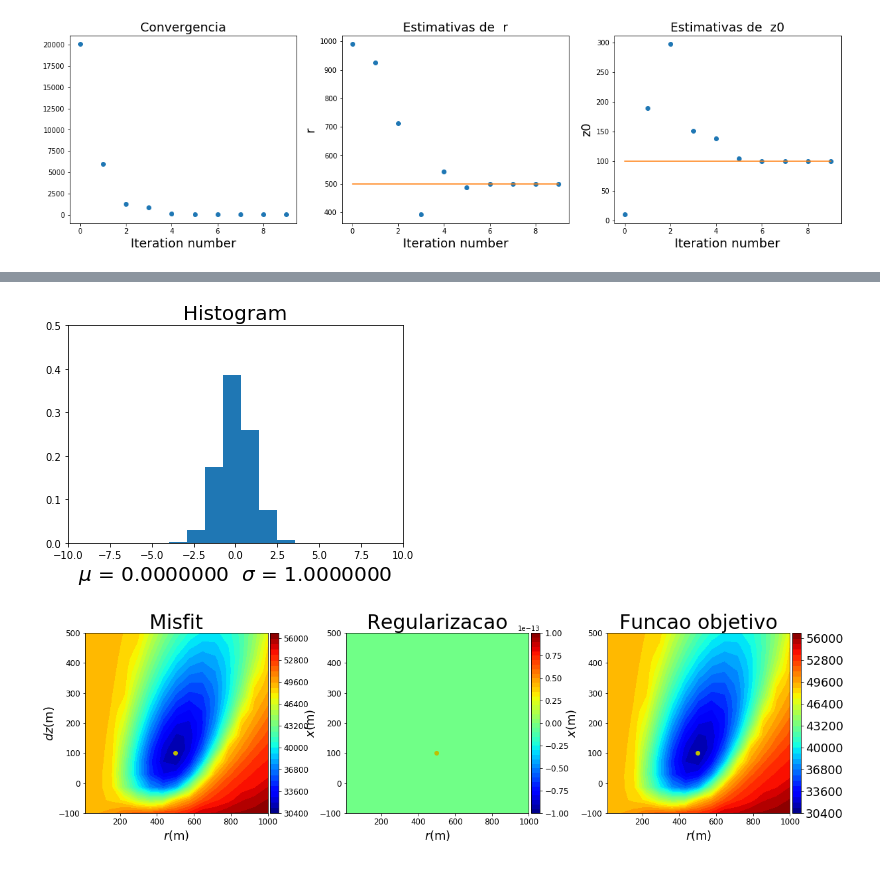
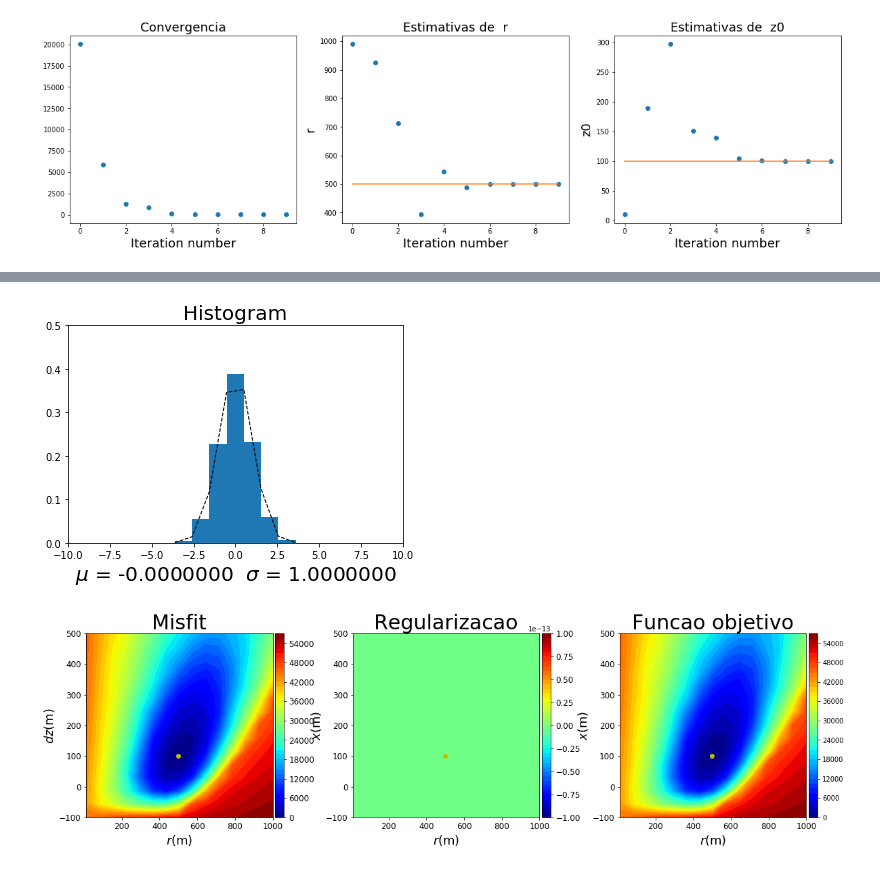
Before and after one commit to leobvital/non-linear-inversion, a Jupyter notebook: geofisica-topo/geofisica-topo_Gauss-Newton.ipynb, the cells around one changed output, grey strips where cells are left out. Cells and saved outputs as stored; diff of their text form; code cells hidden in the pictures.

Commit message:
mudança nos gráficos e no histograma

```diff
--- a/geofisica-topo/geofisica-topo_Gauss-Newton.ipynb
+++ b/geofisica-topo/geofisica-topo_Gauss-Newton.ipynb
@@ -454,39 +454,41 @@ plt.plot(figsize=(30,25))
 plt.title('Histogram', fontsize = 20)
 plt.xlabel('$\mu$ = %.7f  $\sigma$ = %.7f' % (np.mean(res_norm), np.std(res_norm)), fontsize=20)
 nbins = int((np.max(res_norm) - np.min(res_norm)))
-plt.hist(res_norm,bins=nbins, normed=True)
+n, bins, patches = plt.hist(res_norm,bins=nbins, normed=True)
+gauss = normpdf(bins, np.mean(res_norm), np.std(res_norm))
+plt.plot(bins, gauss, 'k--', linewidth=1.)
 plt.ylim(0.,0.5)
 plt.xlim(-10., 10.)
 plt.show()
 # %% [output]
-[figure, old version]
+[figure, new version]
 # %%
 # plot
 plt.figure(figsize=(20,5))
 plt.subplot(1, 3, 1)
 plt.title('Misfit', fontsize=30)
 plt.plot(500., 100., 'oy')
 plt.contourf(r_plot, z0_plot, phi_eq, 40, cmap='jet').ax.tick_params(labelsize=12)
 plt.xlabel('$r$(m)', fontsize=18)
 plt.ylabel('$dz$(m)', fontsize=18)
 plt.colorbar(pad=0.01, aspect=20, shrink=1).ax.tick_params(labelsize=12)
 
 plt.subplot(1, 3, 2)
 plt.title('Regularizacao', fontsize=30)
 plt.plot(500., 100., 'oy')
 plt.contourf(r_plot, z0_plot, phi_reg_plot, 40, cmap='jet').ax.tick_params(labelsize=12)
 plt.xlabel('$r$(m)', fontsize=18)
 plt.ylabel('$x$(m)', fontsize=18)
 plt.colorbar(pad=0.01, aspect=20, shrink=1).ax.tick_params(labelsize=12)
 
 plt.subplot(1, 3, 3)
 plt.title('Funcao objetivo', fontsize=30)
 plt.plot(500., 100., 'oy')
 plt.contourf(r_plot, z0_plot, phi_eq+phi_reg_plot, 40, cmap='jet').ax.tick_params(labelsize=12)
 plt.xlabel('$r$(m)', fontsize=18)
 plt.ylabel('$x$(m)', fontsize=18)
 clb = plt.colorbar(pad=0.01, aspect=20, shrink=1)
-clb.ax.tick_params(labelsize=18)
+#clb.ax.tick_params(labelsize=18)
 plt.show()
 # %% [output]
-[figure, old version]
+[figure, new version]
```
Also changed, not shown: parts of 5 cells of this notebook, 1 other file.
